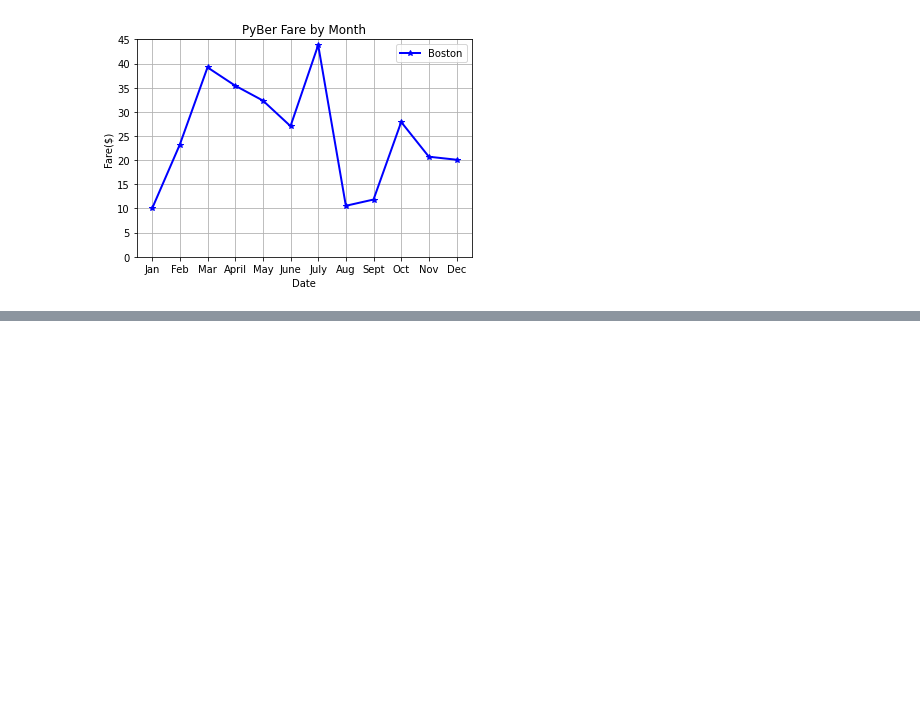
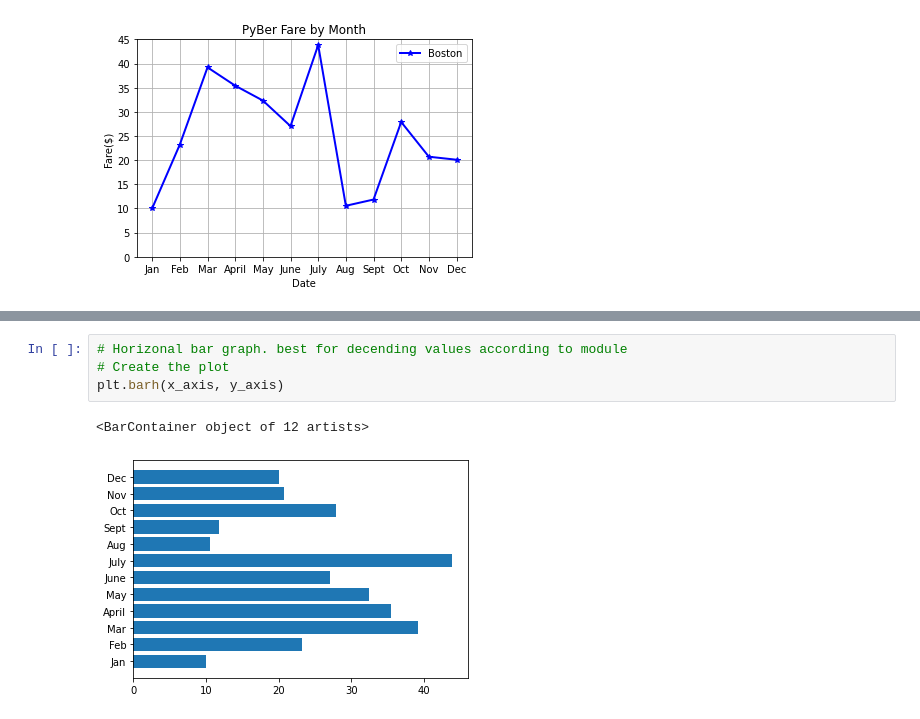
Before and after one commit to JSmith1826/PyBer_Analysis, a Jupyter notebook: matplotlab_practice.ipynb, the cells around one changed output, grey strips where cells are left out. Cells and saved outputs as stored; diff of their text form; blank space fills up the shorter version.

```diff
--- a/matplotlab_practice.ipynb
+++ b/matplotlab_practice.ipynb
@@ -115,0 +136,7 @@ ax.plot(x_axis, y_axis)
+# %%
+# Horizonal bar graph. best for decending values according to module
+# Create the plot
+plt.barh(x_axis, y_axis)
+# %% [output]
+<BarContainer object of 12 artists>
+[figure, added]
```
Also changed, not shown: parts of 23 cells of this notebook, 3 other files.
